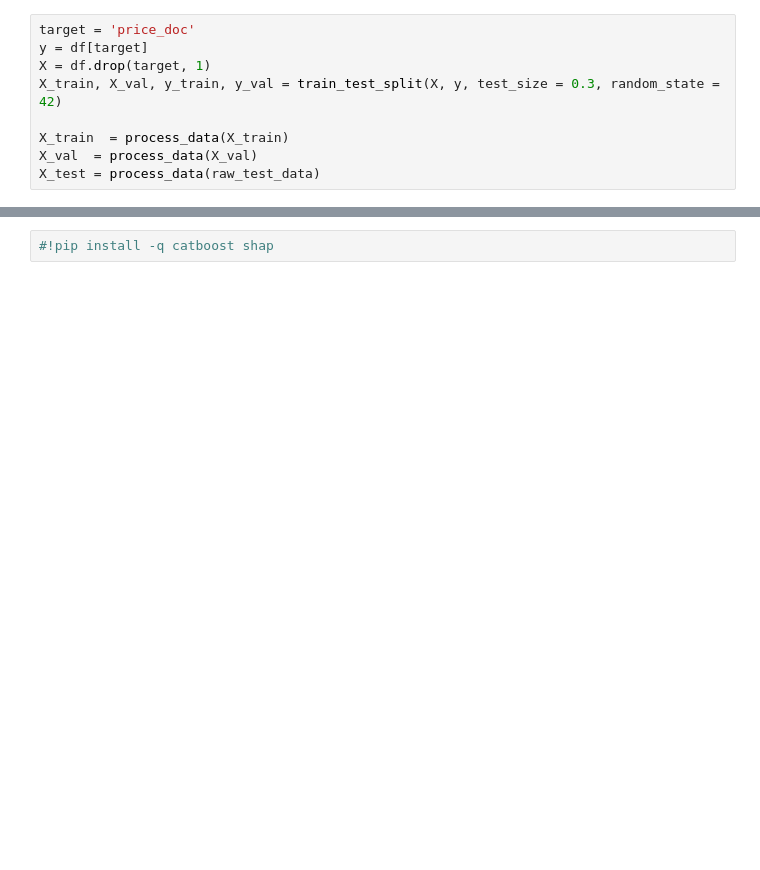
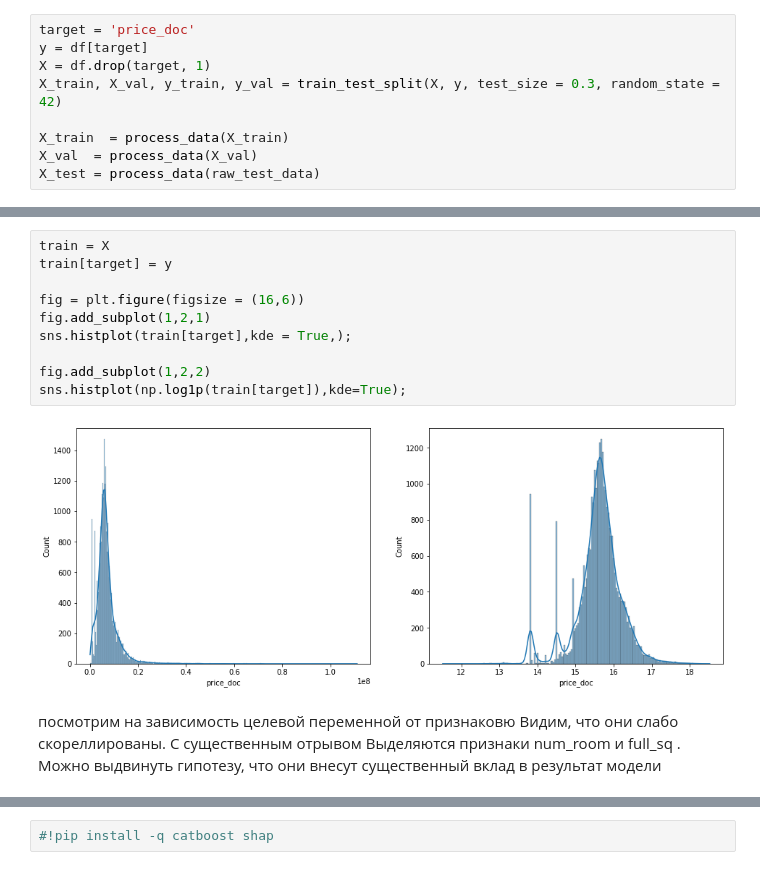
Before and after one commit to kapitalistka/DataSienceEducation, a Jupyter notebook: HW3.ipynb, the cells around one changed output, grey strips where cells are left out. Saved outputs shown, nothing was run; the diff lists cells and outputs as text; blank space fills up the shorter version.

```diff
--- a/HW3.ipynb
+++ b/HW3.ipynb
@@ -251,0 +236,15 @@ X_test = process_data(raw_test_data)
+# %%
+train = X
+train[target] = y
+
+fig = plt.figure(figsize = (16,6))
+fig.add_subplot(1,2,1)
+sns.histplot(train[target],kde = True,);
+
+fig.add_subplot(1,2,2)
+sns.histplot(np.log1p(train[target]),kde=True);
+# %% [output]
+[figure, added]
+# %% [markdown]
+посмотрим на зависимость  целевой переменной  от признаковю Видим, что они слабо скореллированы. С существенным отрывом  Выделяются признаки num_room              и
+full_sq . Можно выдвинуть гипотезу, что они внесут существенный вклад в результат модели
```
Also changed, not shown: parts of 55 cells of this notebook.
